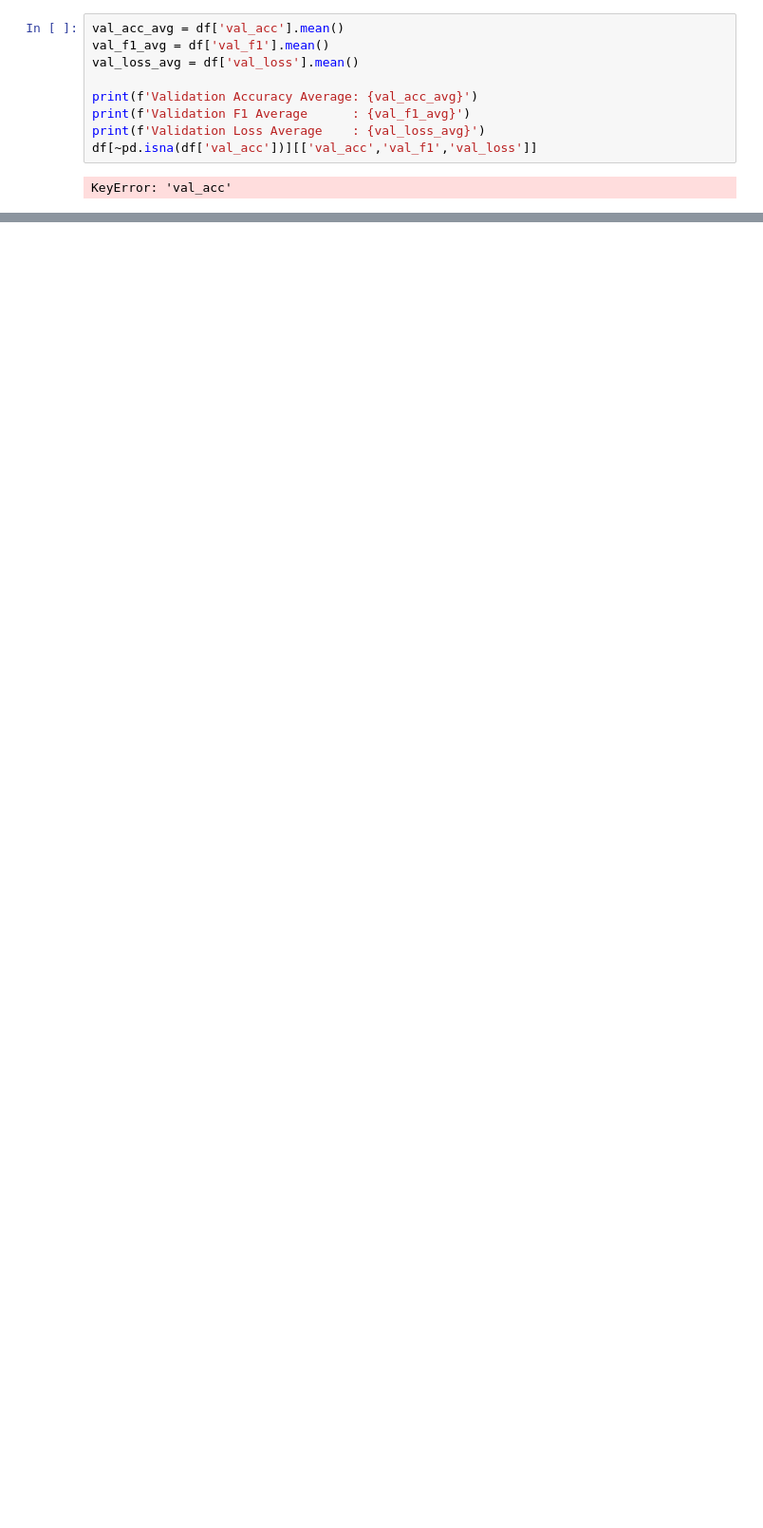
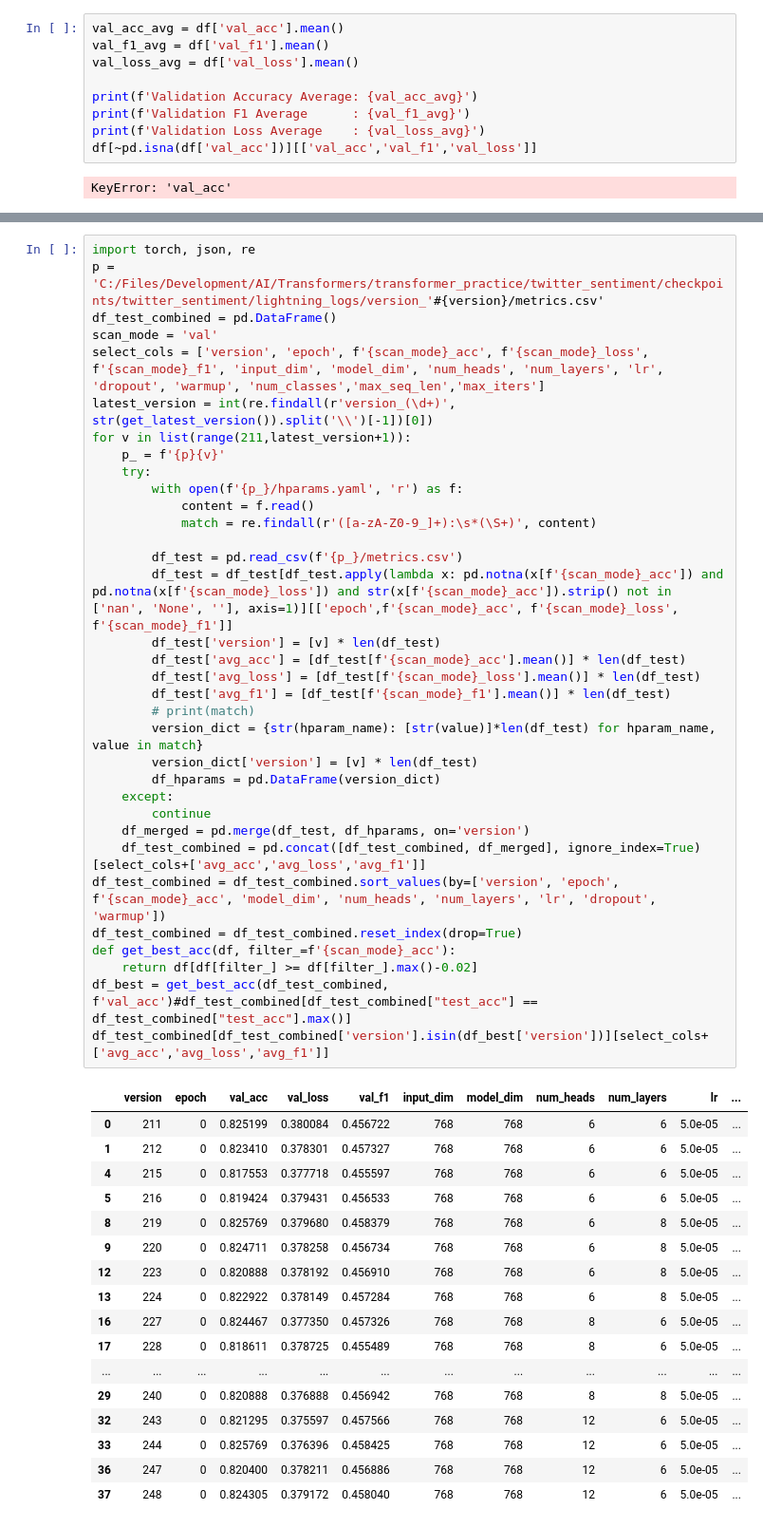
Before and after one commit to colonelPanic2/transformer_practice, a Jupyter notebook: twitter_sentiment/eval_train.ipynb, the cells around one changed output, grey strips where cells are left out. Shown at 95% size. Cells and saved outputs as stored; diff of their text form; blank space fills up the shorter version.

```diff
--- a/twitter_sentiment/eval_train.ipynb
+++ b/twitter_sentiment/eval_train.ipynb
@@ -99,0 +103,52 @@ Test Loss Average    : 0.7545948624610901
+# %%
+import torch, json, re
+p = 'C:/Files/Development/AI/Transformers/transformer_practice/twitter_sentiment/checkpoints/twitter_sentiment/lightning_logs/version_'#{version}/metrics.csv'
+df_test_combined = pd.DataFrame()
+scan_mode = 'val'
+select_cols = ['version', 'epoch', f'{scan_mode}_acc', f'{scan_mode}_loss', f'{scan_mode}_f1', 'input_dim', 'model_dim', 'num_heads', 'num_layers', 'lr', 'dropout', 'warmup', 'num_classes','max_seq_len','max_iters']
+latest_version = int(re.findall(r'version_(\d+)', str(get_latest_version()).split('\\')[-1])[0])
+for v in list(range(211,latest_version+1)):
+    p_ = f'{p}{v}'
+    try:
+        with open(f'{p_}/hparams.yaml', 'r') as f:
+            content = f.read()
+            match = re.findall(r'([a-zA-Z0-9_]+):\s*(\S+)', content)
+
+        df_test = pd.read_csv(f'{p_}/metrics.csv')
+        df_test = df_test[df_test.apply(lambda x: pd.notna(x[f'{scan_mode}_acc']) and pd.notna(x[f'{scan_mode}_loss']) and str(x[f'{scan_mode}_acc']).strip() not in ['nan', 'None', ''], axis=1)][['epoch',f'{scan_mode}_acc', f'{scan_mode}_loss', f'{scan_mode}_f1']]
+        df_test['version'] = [v] * len(df_test)
+        df_test['avg_acc'] = [df_test[f'{scan_mode}_acc'].mean()] * len(df_test)
+        df_test['avg_loss'] = [df_test[f'{scan_mode}_loss'].mean()] * len(df_test)
+        df_test['avg_f1'] = [df_test[f'{scan_mode}_f1'].mean()] * len(df_test)
+        # print(match)
+        version_dict = {str(hparam_name): [str(value)]*len(df_test) for hparam_name, value in match}
+        version_dict['version'] = [v] * len(df_test)
+        df_hparams = pd.DataFrame(version_dict)
+    except:
+        continue
+    df_merged = pd.merge(df_test, df_hparams, on='version')
+    df_test_combined = pd.concat([df_test_combined, df_merged], ignore_index=True)[select_cols+['avg_acc','avg_loss','avg_f1']]
+df_test_combined = df_test_combined.sort_values(by=['version', 'epoch', f'{scan_mode}_acc', 'model_dim', 'num_heads', 'num_layers', 'lr', 'dropout', 'warmup'])
+df_test_combined = df_test_combined.reset_index(drop=True)
+def get_best_acc(df, filter_=f'{scan_mode}_acc'):
+    return df[df[filter_] >= df[filter_].max()-0.02]
+df_best = get_best_acc(df_test_combined, f'val_acc')#df_test_combined[df_test_combined["test_acc"] == df_test_combined["test_acc"].max()]
+df_test_combined[df_test_combined['version'].isin(df_best['version'])][select_cols+['avg_acc','avg_loss','avg_f1']]
+# %% [output]
+|  | version | epoch | val_acc | val_loss | val_f1 | input_dim | model_dim | num_heads | num_layers | lr | ... |
+| 0 | 211 | 0 | 0.825199 | 0.380084 | 0.456722 | 768 | 768 | 6 | 6 | 5.0e-05 | ... |
+| 1 | 212 | 0 | 0.823410 | 0.378301 | 0.457327 | 768 | 768 | 6 | 6 | 5.0e-05 | ... |
+| 4 | 215 | 0 | 0.817553 | 0.377718 | 0.455597 | 768 | 768 | 6 | 6 | 5.0e-05 | ... |
+| 5 | 216 | 0 | 0.819424 | 0.379431 | 0.456533 | 768 | 768 | 6 | 6 | 5.0e-05 | ... |
+| 8 | 219 | 0 | 0.825769 | 0.379680 | 0.458379 | 768 | 768 | 6 | 8 | 5.0e-05 | ... |
+| 9 | 220 | 0 | 0.824711 | 0.378258 | 0.456734 | 768 | 768 | 6 | 8 | 5.0e-05 | ... |
+| 12 | 223 | 0 | 0.820888 | 0.378192 | 0.456910 | 768 | 768 | 6 | 8 | 5.0e-05 | ... |
+| 13 | 224 | 0 | 0.822922 | 0.378149 | 0.457284 | 768 | 768 | 6 | 8 | 5.0e-05 | ... |
+| 16 | 227 | 0 | 0.824467 | 0.377350 | 0.457326 | 768 | 768 | 8 | 6 | 5.0e-05 | ... |
+| 17 | 228 | 0 | 0.818611 | 0.378725 | 0.455489 | 768 | 768 | 8 | 6 | 5.0e-05 | ... |
+| ... | ... | ... | ... | ... | ... | ... | ... | ... | ... | ... | ... |
+| 29 | 240 | 0 | 0.820888 | 0.376888 | 0.456942 | 768 | 768 | 8 | 8 | 5.0e-05 | ... |
+| 32 | 243 | 0 | 0.821295 | 0.375597 | 0.457566 | 768 | 768 | 12 | 6 | 5.0e-05 | ... |
+| 33 | 244 | 0 | 0.825769 | 0.376396 | 0.458425 | 768 | 768 | 12 | 6 | 5.0e-05 | ... |
+| 36 | 247 | 0 | 0.820400 | 0.378211 | 0.456886 | 768 | 768 | 12 | 6 | 5.0e-05 | ... |
+| 37 | 248 | 0 | 0.824305 | 0.379172 | 0.458040 | 768 | 768 | 12 | 6 | 5.0e-05 | ... |
```
Also changed, not shown: parts of 19 cells of this notebook, 3 other files.
